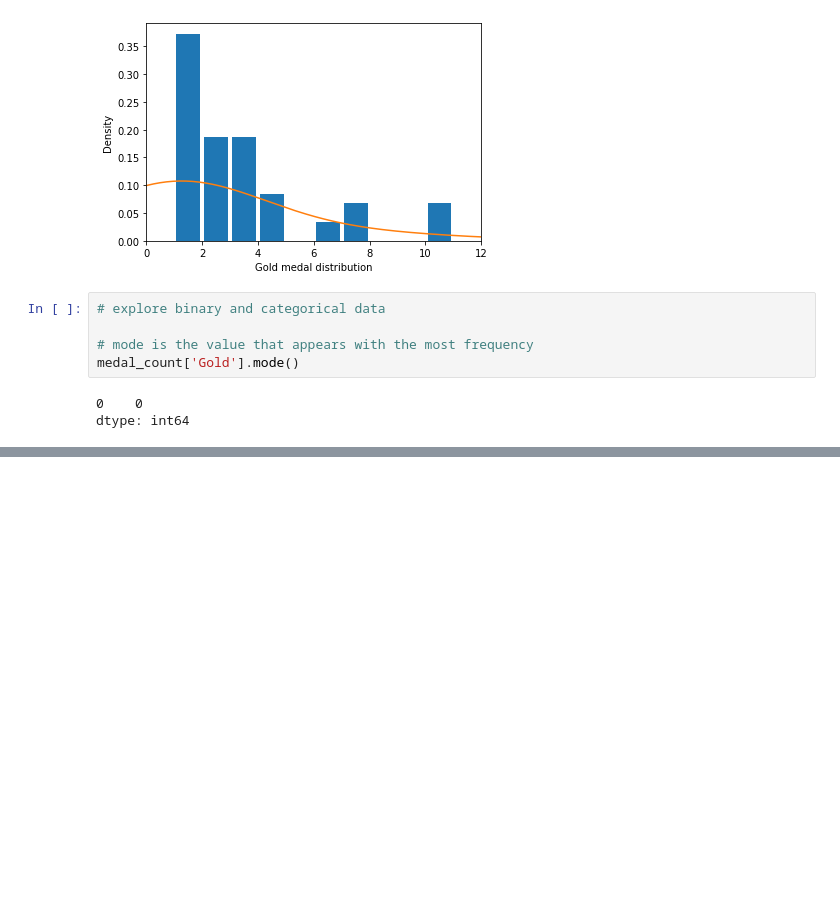
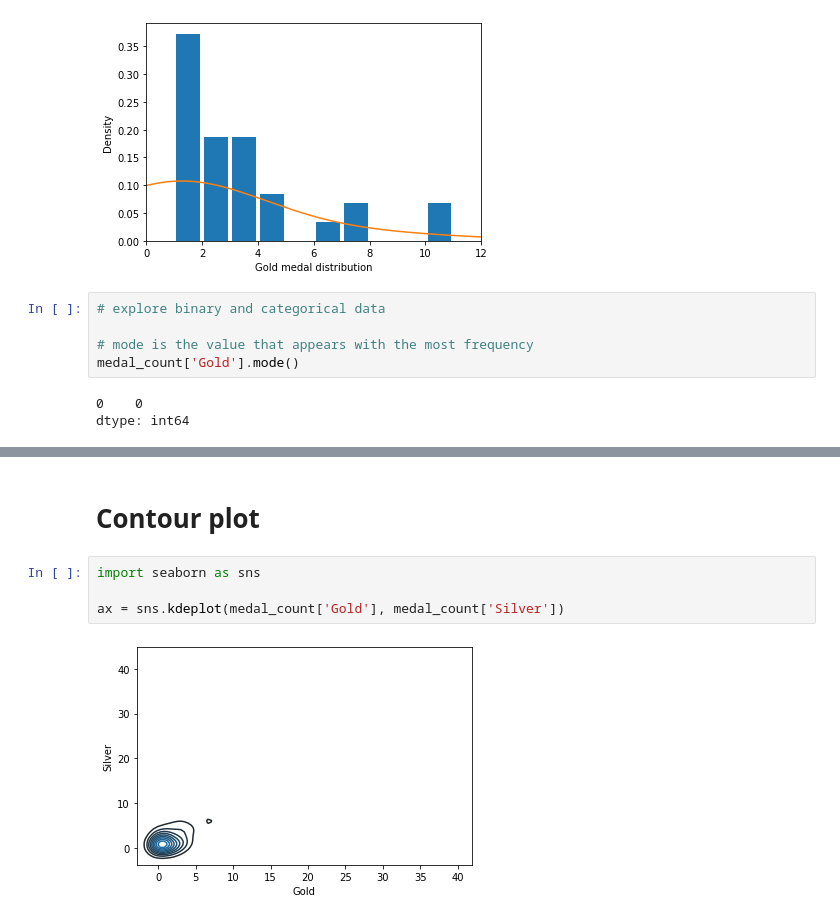
Before and after one commit to leiyan29/statistics, a Jupyter notebook: practical statistiscs_1.ipynb, the cells around one changed output, grey strips where cells are left out. Drawn from its saved outputs; the diff is of its cells as text; blank space fills up the shorter version.

```diff
--- a/practical statistiscs_1.ipynb
+++ b/practical statistiscs_1.ipynb
@@ -185,0 +226,8 @@ Text(0, 0.5, 'Countries')
+# %% [markdown]
+# Contour plot
+# %%
+import seaborn as sns
+
+ax = sns.kdeplot(medal_count['Gold'], medal_count['Silver'])
+# %% [output]
+[figure, added]
```
Also changed, not shown: parts of 17 cells of this notebook.
